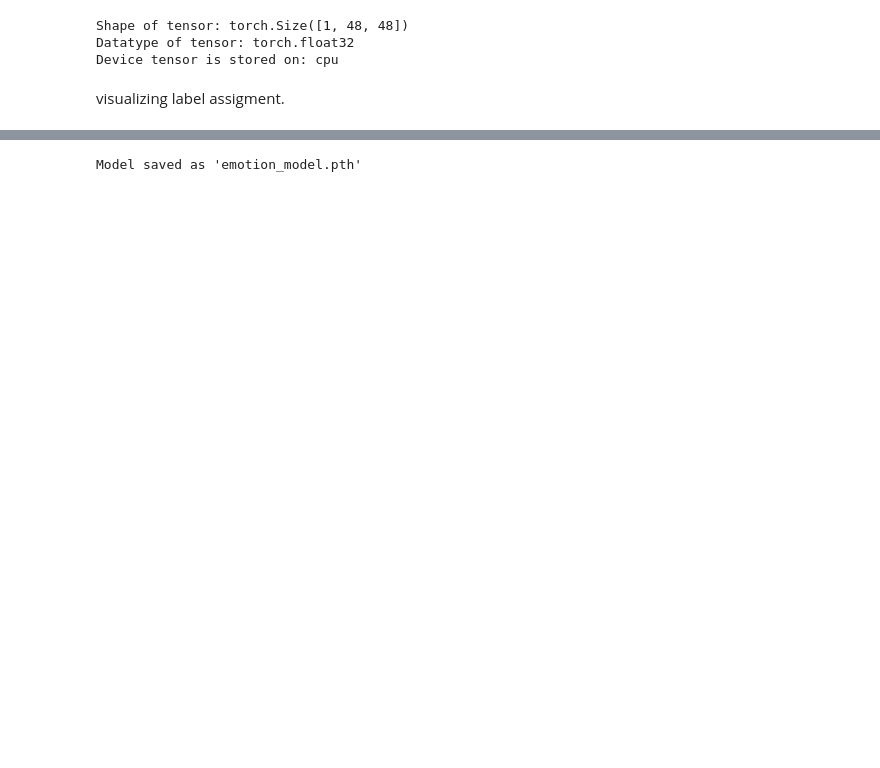
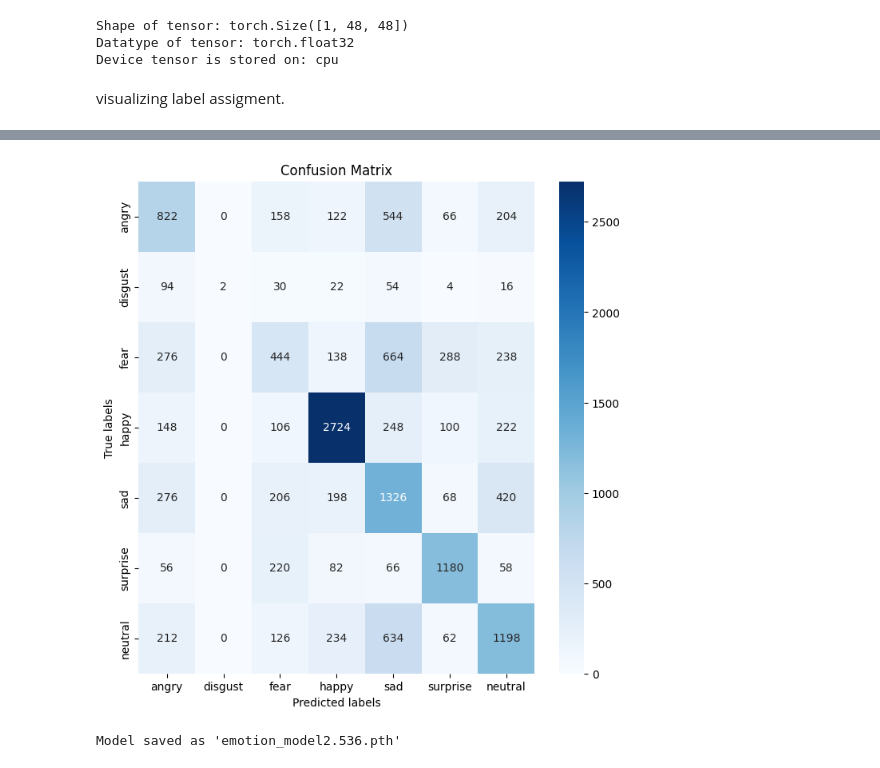
Before and after one commit to Emptywastaken/EEEEEEEmotionChecker, a Jupyter notebook: main.ipynb, the cells around one changed output, grey strips where cells are left out. Cells and saved outputs as stored; diff of their text form; code cells hidden in the pictures; blank space fills up the shorter version.

```diff
--- a/main.ipynb
+++ b/main.ipynb
@@ -103,18 +131,19 @@ class EmotionRecognitionCNN(nn.Module):
 # %%
-model = EmotionRecognitionCNN()
+model = EmotionCNN()
+#model.to(device) # trying to train on gpu
 criterion = nn.CrossEntropyLoss()
 optimizer = torch.optim.Adam(model.parameters(), lr=0.001)
 # %%
-from torch.utils.data import DataLoader
-from tqdm import tqdm  # Corrected import
+from tqdm import tqdm
 
 # Assuming you already have the train_data and test_data
 train_loader = DataLoader(train_data, batch_size=64, shuffle=True)
 test_loader = DataLoader(test_data, batch_size=64, shuffle=False)  # Corrected to use test_data
 
-EPOCHS = 10
+EPOCHS = 9
 for epoch in range(EPOCHS):
     model.train()  # Set the model to training mode
+
     running_loss = 0.0
     correct_predictions = 0
     total_predictions = 0
@@ -123,6 +152,7 @@ for epoch in range(EPOCHS):
     progress_bar = tqdm(train_loader, desc=f"Epoch {epoch+1}/{EPOCHS}", unit="batch")
 
     for images, labels in progress_bar:
+        # images, labels = images.to(device), labels.to(device) ## for gp
         optimizer.zero_grad()
 
         # Forward pass
@@ -165,18 +194,26 @@ model.eval()  # Set the model to evaluation mode
 test_loss = 0.0
 correct_predictions = 0
 total_predictions = 0
+true_labels = []  # To store the true labels
+predicted_labels = []  # To store the predicted labels
 # %%
 with torch.no_grad():
     for images, labels in test_loader:
-        # Forward pass
+
+
+        # Forward pass to get the predictions
         outputs = model(images)
         loss = criterion(outputs, labels)
         test_loss += loss.item()
 
         # Calculate accuracy
-        _, predicted = torch.max(outputs, 1)
+        _, predicted = torch.max(outputs, 1)  # Get the class with the highest probability
         correct_predictions += (predicted == labels).sum().item()
         total_predictions += labels.size(0)
+
+        # Collect true and predicted labels for confusion matrix
+        true_labels.extend(labels.cpu().numpy())
+        predicted_labels.extend(predicted.cpu().numpy())
 
 # Print test summary
 avg_test_loss = test_loss / len(test_loader)
@@ -187,5 +224,22 @@ Test Loss: 2.0762, Test Accuracy: 0.5294
+# %%
+import seaborn as sns
+from sklearn.metrics import confusion_matrix
+
+# Compute the confusion matrix
+conf_mat = confusion_matrix(true_labels, predicted_labels)
+
+# Plot the confusion matrix
+fig, ax = plt.subplots(figsize=(8, 8))
+sns.heatmap(conf_mat, annot=True, fmt='d', cmap='Blues',
+            xticklabels=train_data.classes, yticklabels=train_data.classes, ax=ax)
+plt.xlabel('Predicted labels')
+plt.ylabel('True labels')
+plt.title('Confusion Matrix')
+plt.show()
+# %% [output]
+[figure, added]
 # %%
-torch.save(model.state_dict(), "emotion_model.pth")
-print("Model saved as 'emotion_model.pth'")
+torch.save(model.state_dict(), "emotion_modelv2.536.pth")
+print("Model saved as 'emotion_model2.536.pth'")
 # %% [output]
-Model saved as 'emotion_model.pth'
+Model saved as 'emotion_model2.536.pth'
```
Also changed, not shown: parts of 5 cells of this notebook, 1 other file.
